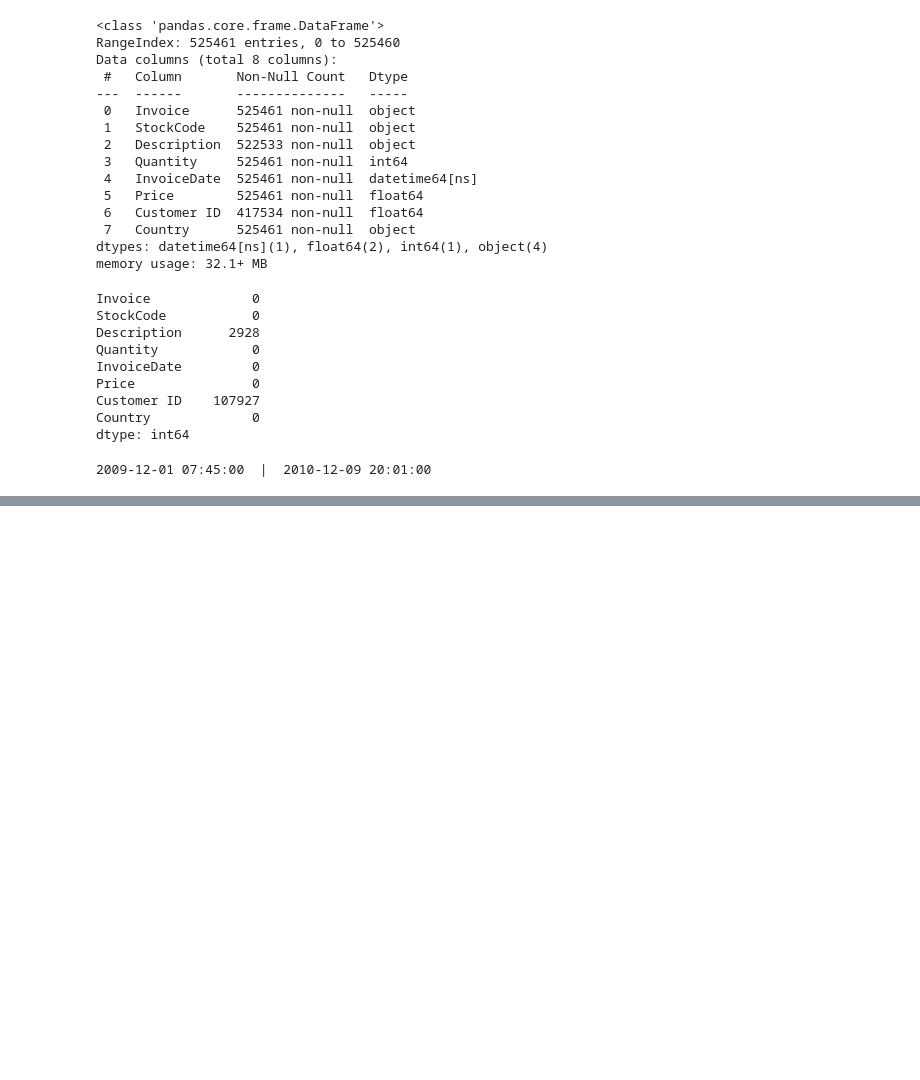
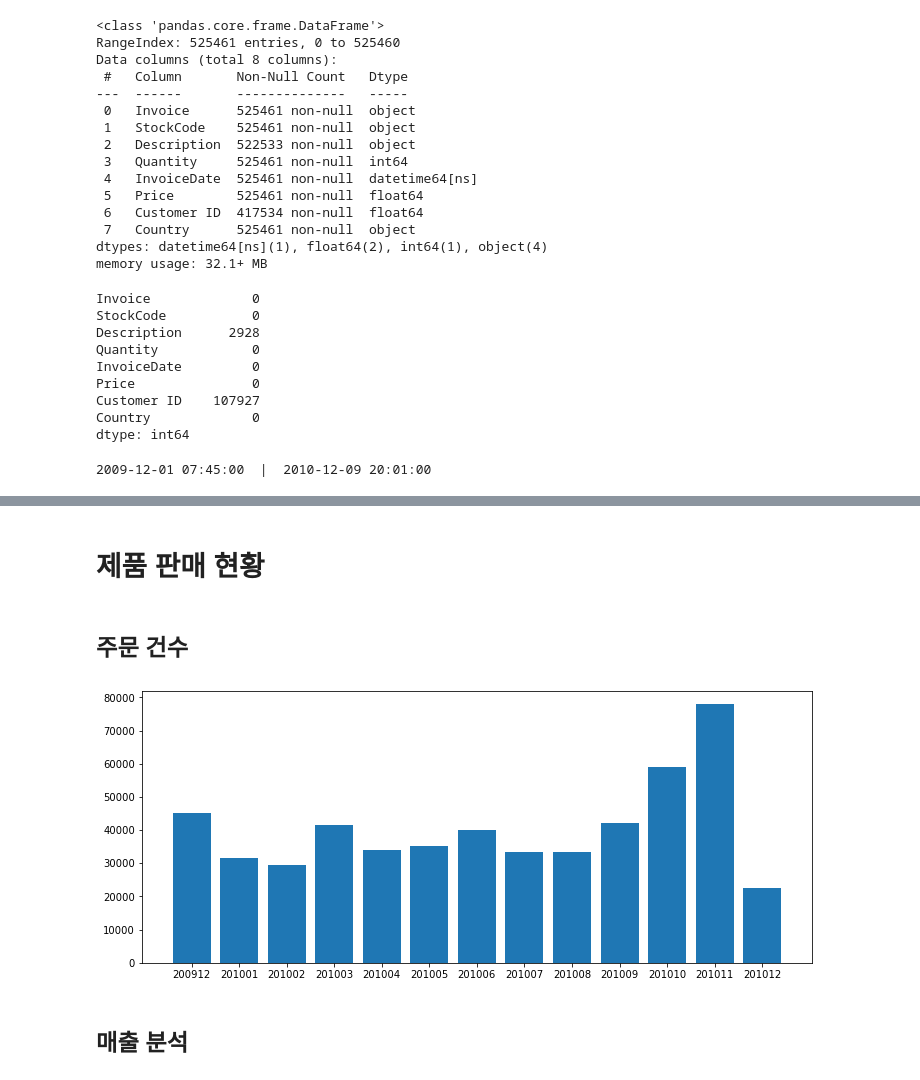
Before and after one commit to king-rabbit/online_retail_analysis, a Jupyter notebook: EDA.ipynb, the cells around one changed output, grey strips where cells are left out. Saved outputs shown, nothing was run; the diff lists cells and outputs as text; code cells hidden in the pictures; blank space fills up the shorter version.

```diff
--- a/EDA.ipynb
+++ b/EDA.ipynb
@@ -69,0 +103,14 @@ df['date'] = pd.to_datetime(df['InvoiceDate'])
+# %% [markdown]
+# 제품 판매 현황
+# %% [markdown]
+## 주문 건수
+# %%
+invoice = df.groupby('InvoiceDate_month').count()['Invoice'].reset_index()
+
+plt.figure(figsize = (12, 5))
+plt.bar(invoice['InvoiceDate_month'], invoice['Invoice'])
+plt.show()
+# %% [output]
+[figure, added]
+# %% [markdown]
+## 매출 분석
```
Also changed, not shown: parts of 16 cells of this notebook, 1 other file.
